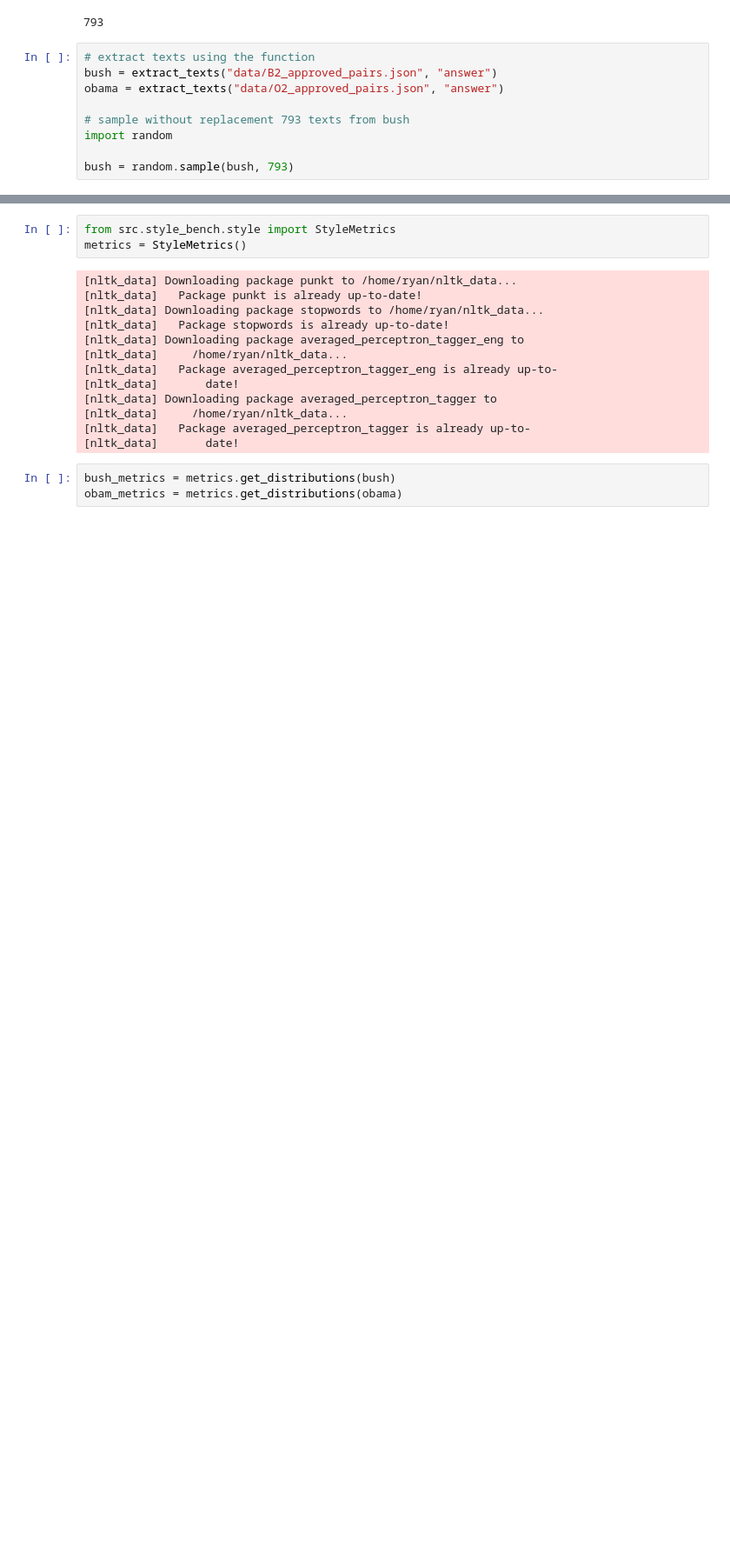
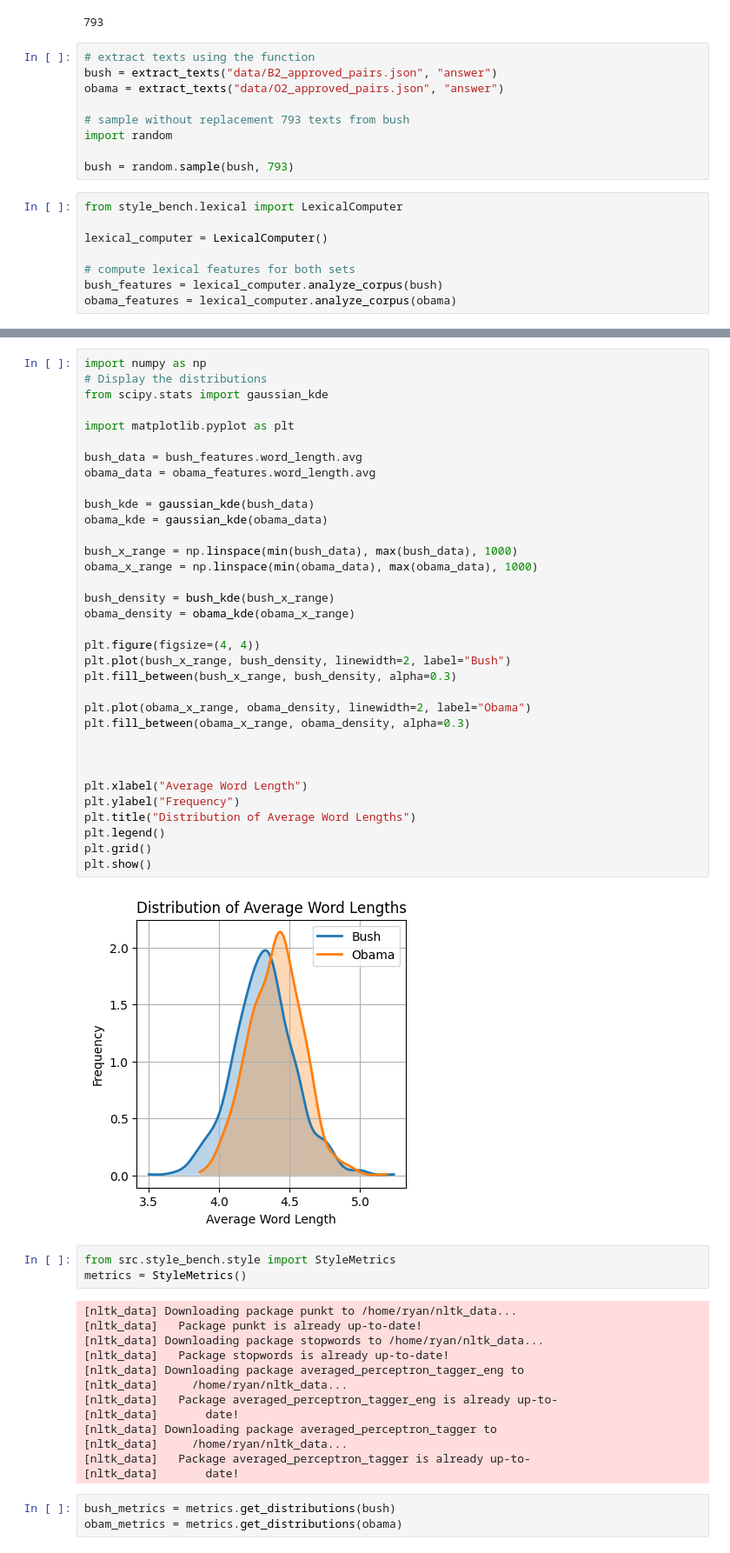
Before and after one commit to rkdan/style-bench, a Jupyter notebook: doodling.ipynb, the cells around one changed output, grey strips where cells are left out. Shown: that part at 87% size. Drawn from its saved outputs; the diff is of its cells as text; blank space fills up the shorter version.

Commit message:
word lengths and stop words added

```diff
--- a/doodling.ipynb
+++ b/doodling.ipynb
@@ -24,3 +23,11 @@ obama = extract_texts("data/O2_approved_pairs.json", "answer")
 import random
 
 bush = random.sample(bush, 793)
+# %%
+from style_bench.lexical import LexicalComputer
+
+lexical_computer = LexicalComputer()
+
+# compute lexical features for both sets
+bush_features = lexical_computer.analyze_corpus(bush)
+obama_features = lexical_computer.analyze_corpus(obama)
@@ -27,3 +67,39 @@ bush = random.sample(bush, 793)
+# %%
+import numpy as np
+# Display the distributions
+from scipy.stats import gaussian_kde
+
+import matplotlib.pyplot as plt
+
+bush_data = bush_features.word_length.avg
+obama_data = obama_features.word_length.avg
+
+bush_kde = gaussian_kde(bush_data)
+obama_kde = gaussian_kde(obama_data)
+
+bush_x_range = np.linspace(min(bush_data), max(bush_data), 1000)
+obama_x_range = np.linspace(min(obama_data), max(obama_data), 1000)
+
+bush_density = bush_kde(bush_x_range)
+obama_density = obama_kde(obama_x_range)
+
+plt.figure(figsize=(4, 4))
+plt.plot(bush_x_range, bush_density, linewidth=2, label="Bush")
+plt.fill_between(bush_x_range, bush_density, alpha=0.3)
+
+plt.plot(obama_x_range, obama_density, linewidth=2, label="Obama")
+plt.fill_between(obama_x_range, obama_density, alpha=0.3)
+
+
+
+plt.xlabel("Average Word Length")
+plt.ylabel("Frequency")
+plt.title("Distribution of Average Word Lengths")
+plt.legend()
+plt.grid()
+plt.show()
+# %% [output]
+[figure, added]
 # %%
 from src.style_bench.style import StyleMetrics
 metrics = StyleMetrics()
```
Also changed, not shown: parts of 3 cells of this notebook, 5 other files.
